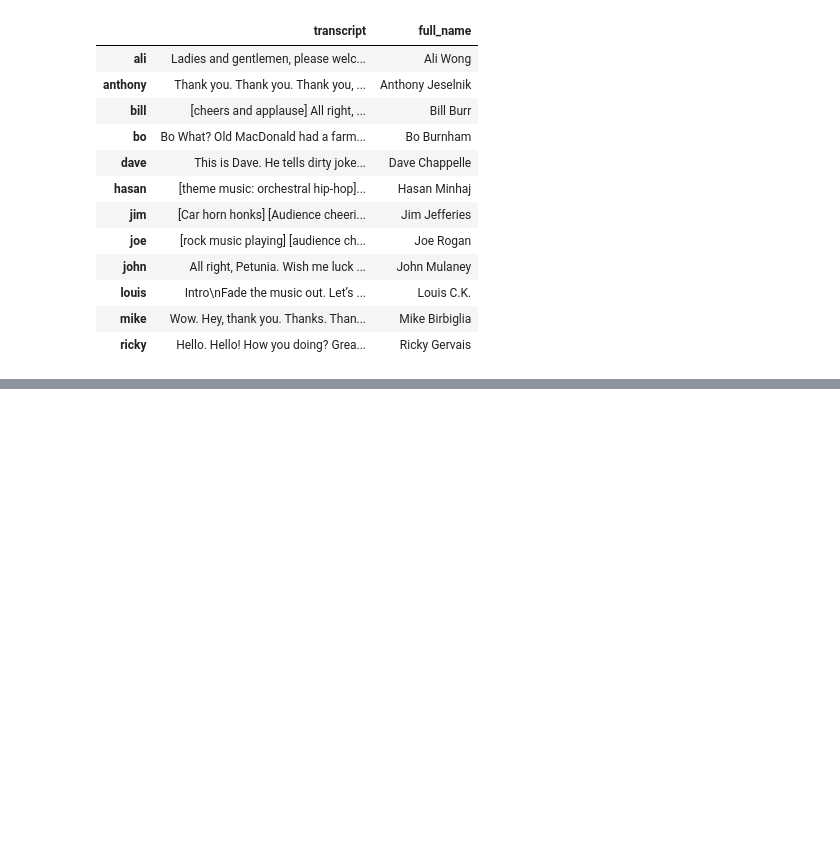
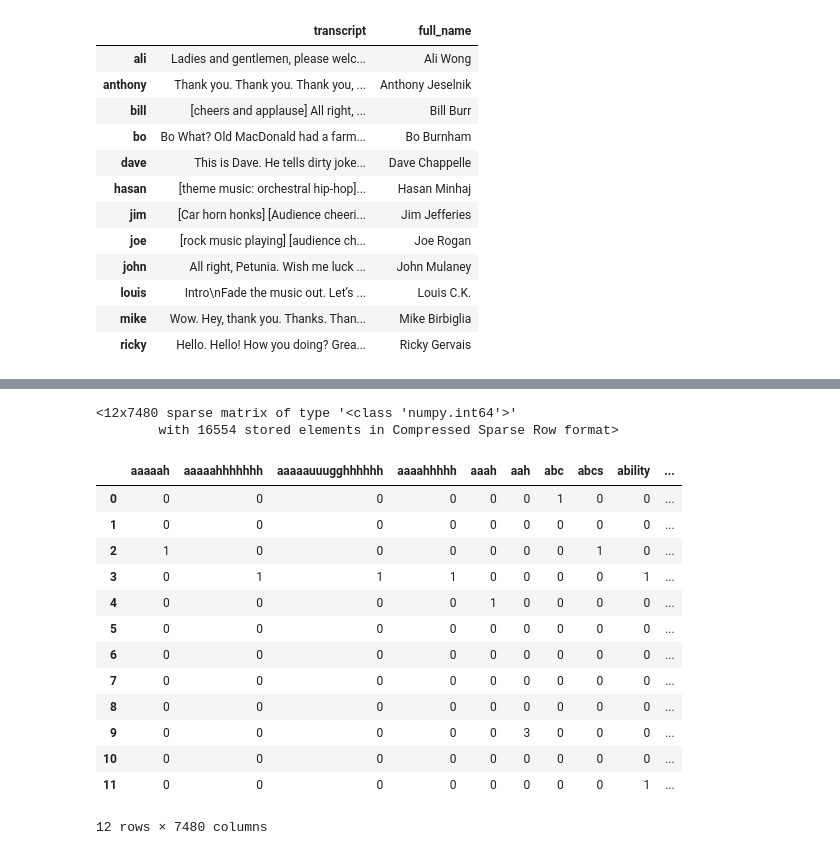
Before and after one commit to huajie06/jupyter-collection, a Jupyter notebook: NLP_Intro1.ipynb, the cells around one changed output, grey strips where cells are left out. Drawn from its saved outputs; the diff is of its cells as text; code cells hidden in the pictures; blank space fills up the shorter version.

```diff
--- a/NLP_Intro1.ipynb
+++ b/NLP_Intro1.ipynb
@@ -174,0 +202,5 @@ df.to_pickle("df.pkl")
+# %%
+import pickle
+from sklearn.feature_extraction.text import CountVectorizer
+
+cv = CountVectorizer(stop_words='english')
@@ -174,0 +233,25 @@ df.to_pickle("df.pkl")
+# %%
+data_cv = cv.fit_transform(data_clean.transcript)
+# %%
+data_cv
+# %% [output]
+<12x7480 sparse matrix of type '<class 'numpy.int64'>'
+        with 16554 stored elements in Compressed Sparse Row format>
+# %%
+data_dtm = pd.DataFrame(data_cv.toarray(), columns=cv.get_feature_names())
+data_dtm
+# %% [output]
+|  | aaaaah | aaaaahhhhhhh | aaaaauuugghhhhhh | aaaahhhhh | aaah | aah | abc | abcs | ability | ... |
+| 0 | 0 | 0 | 0 | 0 | 0 | 0 | 1 | 0 | 0 | ... |
+| 1 | 0 | 0 | 0 | 0 | 0 | 0 | 0 | 0 | 0 | ... |
+| 2 | 1 | 0 | 0 | 0 | 0 | 0 | 0 | 1 | 0 | ... |
+| 3 | 0 | 1 | 1 | 1 | 0 | 0 | 0 | 0 | 1 | ... |
+| 4 | 0 | 0 | 0 | 0 | 1 | 0 | 0 | 0 | 0 | ... |
+| 5 | 0 | 0 | 0 | 0 | 0 | 0 | 0 | 0 | 0 | ... |
+| 6 | 0 | 0 | 0 | 0 | 0 | 0 | 0 | 0 | 0 | ... |
+| 7 | 0 | 0 | 0 | 0 | 0 | 0 | 0 | 0 | 0 | ... |
+| 8 | 0 | 0 | 0 | 0 | 0 | 0 | 0 | 0 | 0 | ... |
+| 9 | 0 | 0 | 0 | 0 | 0 | 3 | 0 | 0 | 0 | ... |
+| 10 | 0 | 0 | 0 | 0 | 0 | 0 | 0 | 0 | 0 | ... |
+| 11 | 0 | 0 | 0 | 0 | 0 | 0 | 0 | 0 | 1 | ... |
+12 rows × 7480 columns
```
Also changed, not shown: parts of 22 cells of this notebook, 2 other files.
